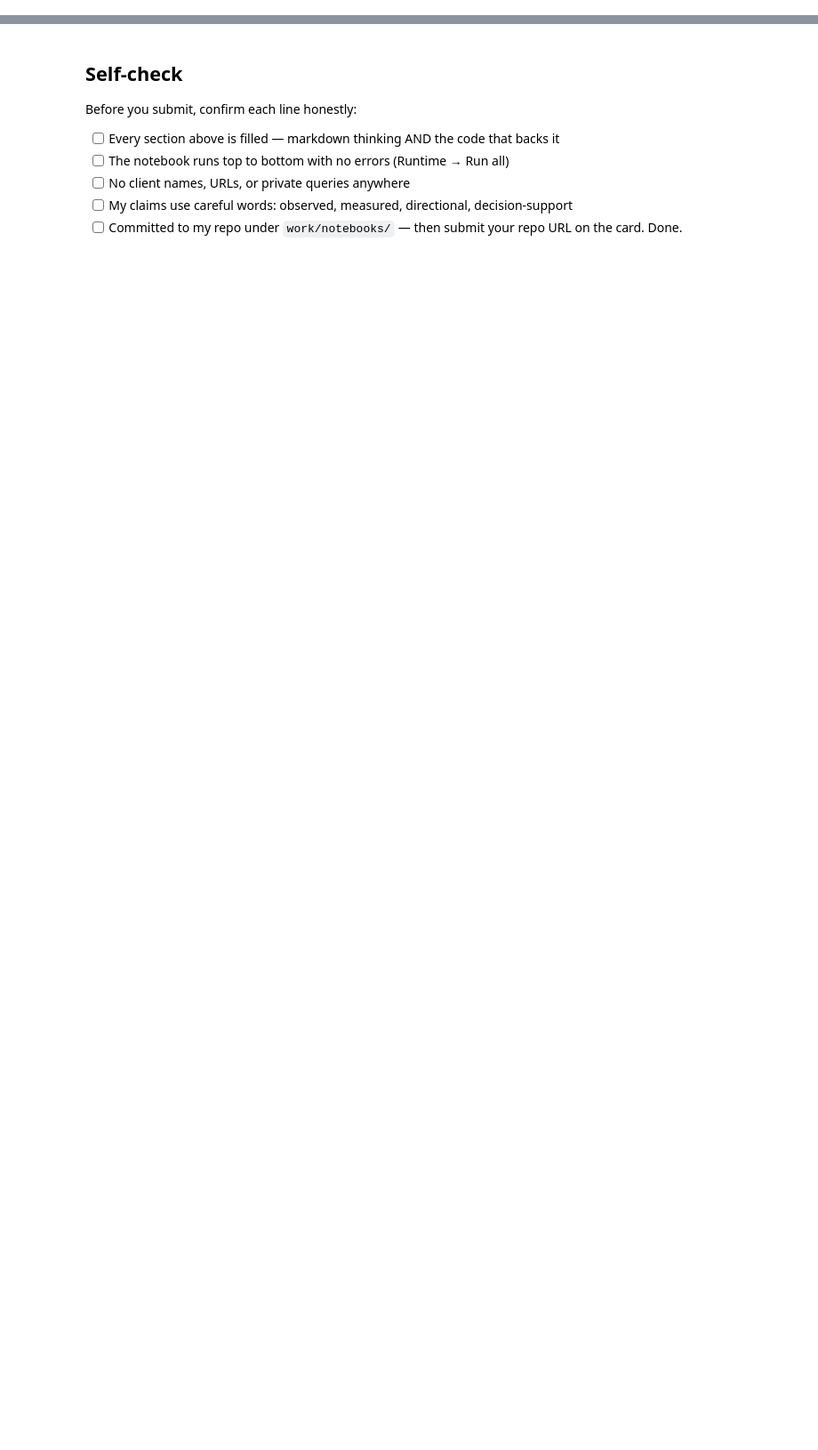
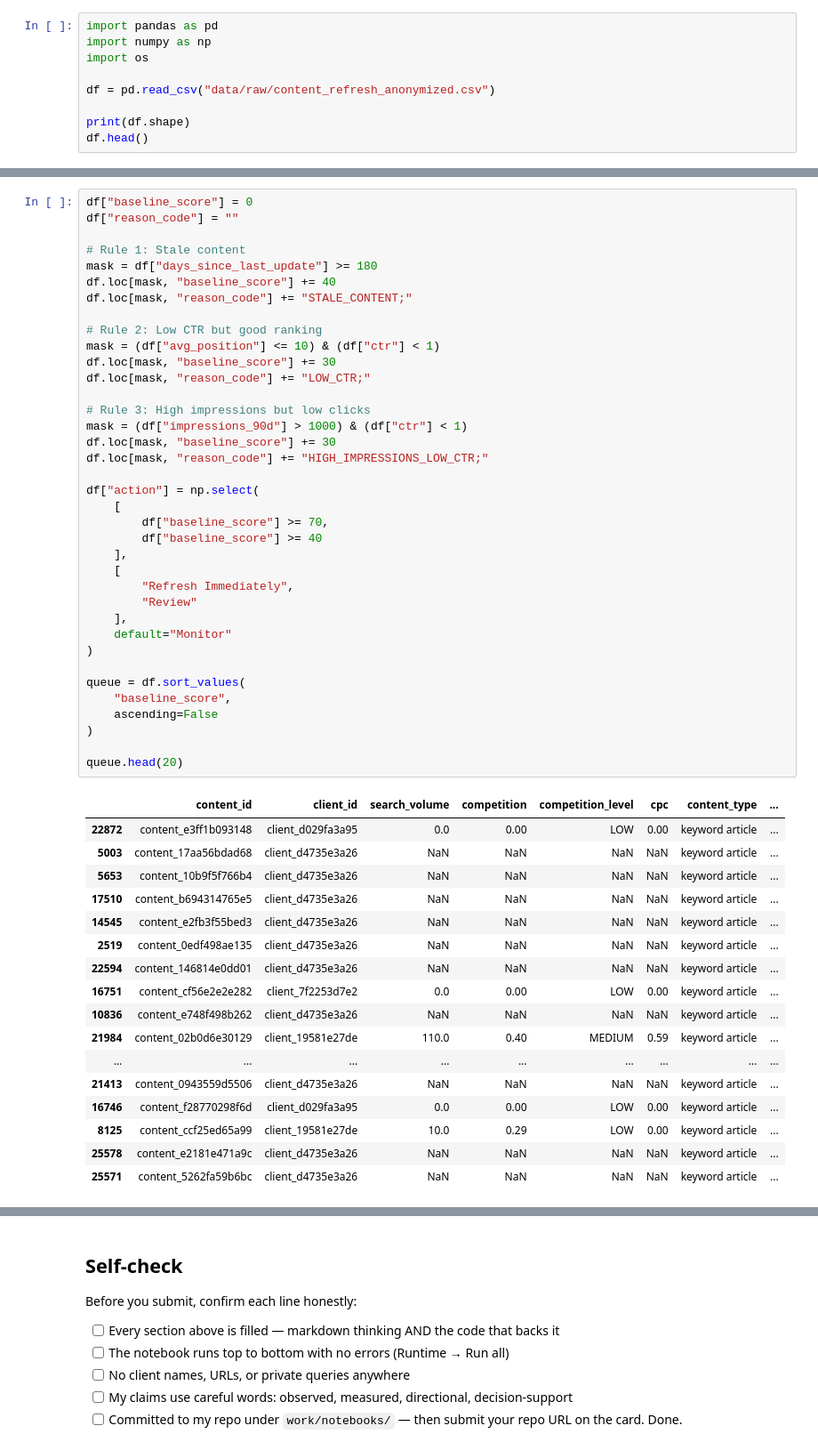
Before and after one commit to pankaj1281/flyrank_ml_internship, a Jupyter notebook: work/notebooks/w04_baseline_score.ipynb, the cells around one changed output, grey strips where cells are left out. Shown at 89% size. Drawn from its saved outputs; the diff is of its cells as text; blank space fills up the shorter version.

```diff
--- a/work/notebooks/w04_baseline_score.ipynb
+++ b/work/notebooks/w04_baseline_score.ipynb
@@ -36,0 +40,9 @@ This skeleton is yours to fill. Work the sections **in order** — each one has
+# %%
+import pandas as pd
+import numpy as np
+import os
+
+df = pd.read_csv("data/raw/content_refresh_anonymized.csv")
+
+print(df.shape)
+df.head()
@@ -36,0 +116,55 @@ This skeleton is yours to fill. Work the sections **in order** — each one has
+# %%
+df["baseline_score"] = 0
+df["reason_code"] = ""
+
+# Rule 1: Stale content
+mask = df["days_since_last_update"] >= 180
+df.loc[mask, "baseline_score"] += 40
+df.loc[mask, "reason_code"] += "STALE_CONTENT;"
+
+# Rule 2: Low CTR but good ranking
+mask = (df["avg_position"] <= 10) & (df["ctr"] < 1)
+df.loc[mask, "baseline_score"] += 30
+df.loc[mask, "reason_code"] += "LOW_CTR;"
+
+# Rule 3: High impressions but low clicks
+mask = (df["impressions_90d"] > 1000) & (df["ctr"] < 1)
+df.loc[mask, "baseline_score"] += 30
+df.loc[mask, "reason_code"] += "HIGH_IMPRESSIONS_LOW_CTR;"
+
+df["action"] = np.select(
+    [
+        df["baseline_score"] >= 70,
+        df["baseline_score"] >= 40
+    ],
+    [
+        "Refresh Immediately",
+        "Review"
+    ],
+    default="Monitor"
+)
+
+queue = df.sort_values(
+    "baseline_score",
+    ascending=False
+)
+
+queue.head(20)
+# %% [output]
+|  | content_id | client_id | search_volume | competition | competition_level | cpc | content_type | ... |
+| 22872 | content_e3ff1b093148 | client_d029fa3a95 | 0.0 | 0.00 | LOW | 0.00 | keyword article | ... |
+| 5003 | content_17aa56bdad68 | client_d4735e3a26 | NaN | NaN | NaN | NaN | keyword article | ... |
+| 5653 | content_10b9f5f766b4 | client_d4735e3a26 | NaN | NaN | NaN | NaN | keyword article | ... |
+| 17510 | content_b694314765e5 | client_d4735e3a26 | NaN | NaN | NaN | NaN | keyword article | ... |
+| 14545 | content_e2fb3f55bed3 | client_d4735e3a26 | NaN | NaN | NaN | NaN | keyword article | ... |
+| 2519 | content_0edf498ae135 | client_d4735e3a26 | NaN | NaN | NaN | NaN | keyword article | ... |
+| 22594 | content_146814e0dd01 | client_d4735e3a26 | NaN | NaN | NaN | NaN | keyword article | ... |
+| 16751 | content_cf56e2e2e282 | client_7f2253d7e2 | 0.0 | 0.00 | LOW | 0.00 | keyword article | ... |
+| 10836 | content_e748f498b262 | client_d4735e3a26 | NaN | NaN | NaN | NaN | keyword article | ... |
+| 21984 | content_02b0d6e30129 | client_19581e27de | 110.0 | 0.40 | MEDIUM | 0.59 | keyword article | ... |
+| ... | ... | ... | ... | ... | ... | ... | ... | ... |
+| 21413 | content_0943559d5506 | client_d4735e3a26 | NaN | NaN | NaN | NaN | keyword article | ... |
+| 16746 | content_f28770298f6d | client_d029fa3a95 | 0.0 | 0.00 | LOW | 0.00 | keyword article | ... |
+| 8125 | content_ccf25ed65a99 | client_19581e27de | 10.0 | 0.29 | LOW | 0.00 | keyword article | ... |
+| 25578 | content_e2181e471a9c | client_d4735e3a26 | NaN | NaN | NaN | NaN | keyword article | ... |
+| 25571 | content_5262fa59b6bc | client_d4735e3a26 | NaN | NaN | NaN | NaN | keyword article | ... |
```
Also changed, not shown: parts of 23 cells of this notebook.
